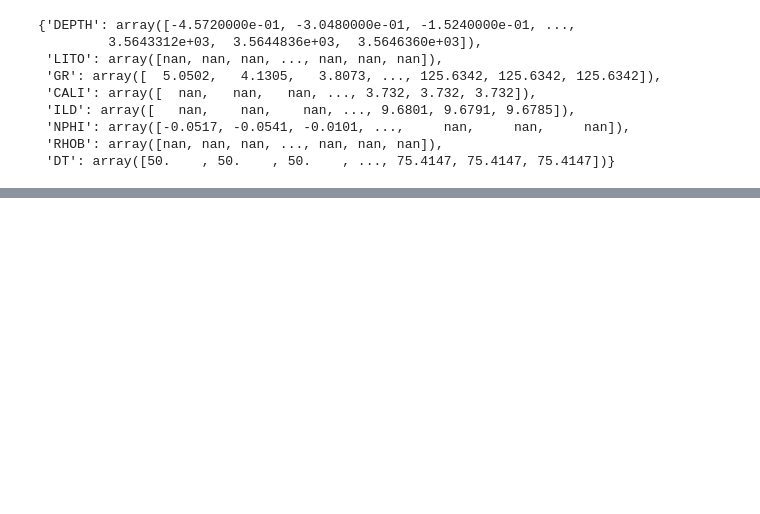
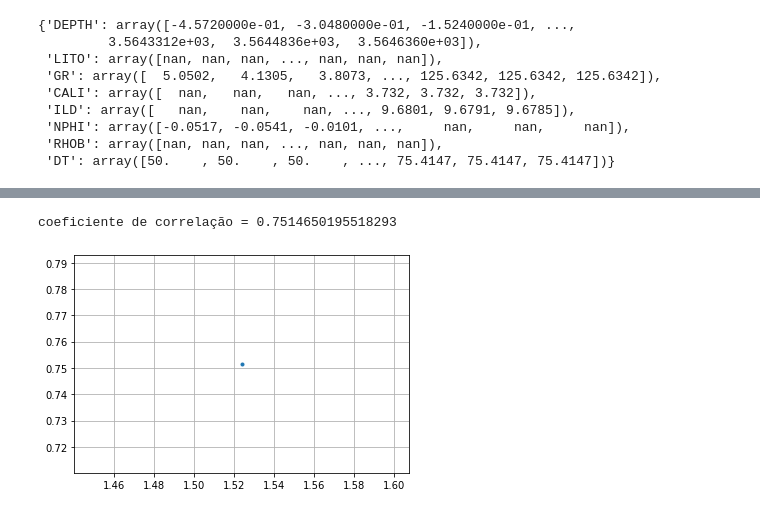
Before and after one commit to rmotadutra/PFG_2020, a Jupyter notebook: spatial_data_analysis/tutorial_analise_espacial.ipynb, the cells around one changed output, grey strips where cells are left out. Cells and saved outputs as stored; diff of their text form; code cells hidden in the pictures; blank space fills up the shorter version.

```diff
--- a/spatial_data_analysis/tutorial_analise_espacial.ipynb
+++ b/spatial_data_analysis/tutorial_analise_espacial.ipynb
@@ -56,0 +174,20 @@ litho_types
+# %%
+# fazendo para todo o poço agora
+
+passo = 10
+
+valor_h = [] # h  de head ou cabeça
+valor_t = [] # t de tail ou cauda
+
+for i in range(len(mp['NPHI'])-passo): # range menor que o passo para evitar o acesso em indices mais altos e não existentes
+    valor_h.append(mp['NPHI'][i])
+    valor_t.append(mp['NPHI'][i+passo])
+
+print("coeficiente de correlação =",np.corrcoef(valor_h,valor_t)[1][0])
+
+plt.plot(mp['DEPTH'][0+passo] - mp['DEPTH'][0],np.corrcoef(valor_h,valor_t)[1][0],'.')
+plt.grid()
+plt.show()
+# %% [output]
+coeficiente de correlação = 0.7514650195518293
+[figure, added]
```
Also changed, not shown: parts of 9 cells of this notebook, 3 other files.
